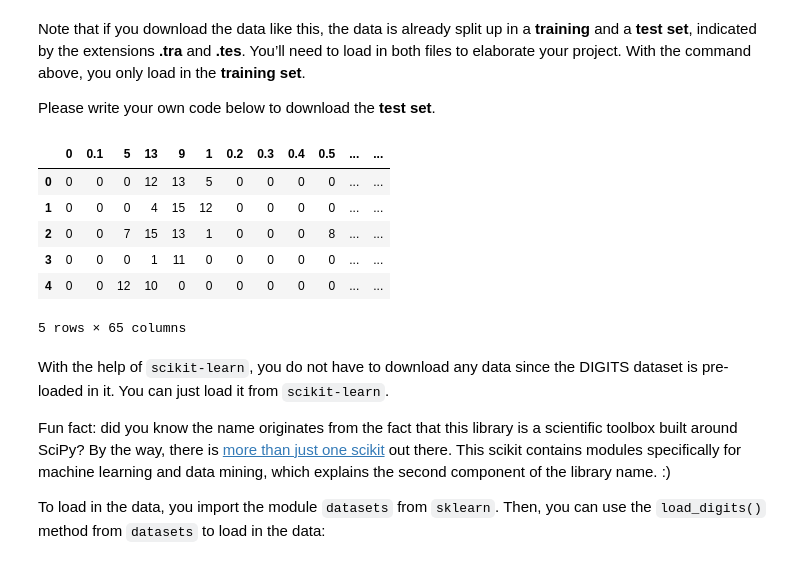
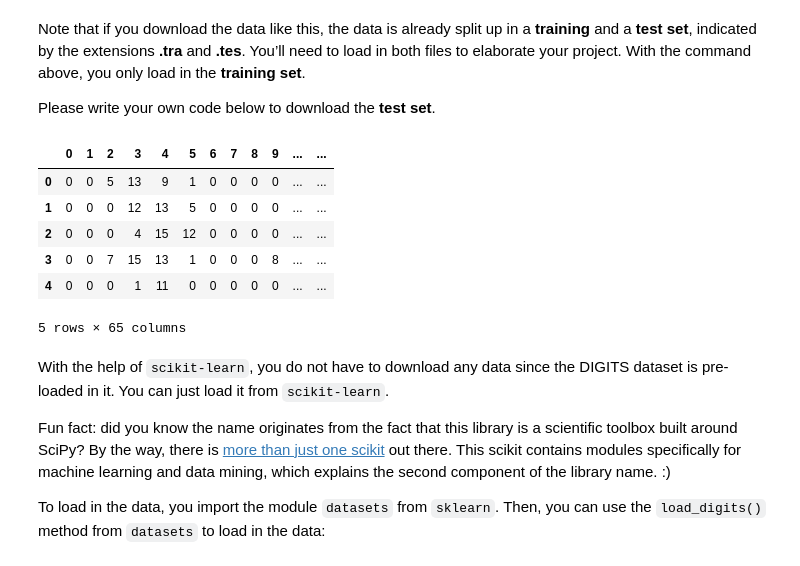
Before and after one commit to BA545-SP2019/ba545-week3-dsacco0317, a Jupyter notebook: Mini_project_2_MNIST_analysis_pt1.ipynb, the cells around one changed output. Cells and saved outputs as stored; diff of their text form; code cells hidden in the pictures.

```diff
--- a/Mini_project_2_MNIST_analysis_pt1.ipynb
+++ b/Mini_project_2_MNIST_analysis_pt1.ipynb
@@ -56,17 +56,17 @@ Please write your own code below to download the __test set__.
 # %%
 # test set URL: http://archive.ics.uci.edu/ml/machine-learning-databases/optdigits/optdigits.tes
 # use `read_csv()` again, and name the dataframe as `digits_test`
-digits_test = pd.read_csv("http://archive.ics.uci.edu/ml/machine-learning-databases/optdigits/optdigits.tes")
+digits_test = pd.read_csv("http://archive.ics.uci.edu/ml/machine-learning-databases/optdigits/optdigits.tes", header=None)
 
 # you can check the first 5 rows of `digit_test` to make sure you have downloaded in correctly
 digits_test.head()
 # %% [output]
-|  | 0 | 0.1 | 5 | 13 | 9 | 1 | 0.2 | 0.3 | 0.4 | 0.5 | ... | ... |
-| 0 | 0 | 0 | 0 | 12 | 13 | 5 | 0 | 0 | 0 | 0 | ... | ... |
-| 1 | 0 | 0 | 0 | 4 | 15 | 12 | 0 | 0 | 0 | 0 | ... | ... |
-| 2 | 0 | 0 | 7 | 15 | 13 | 1 | 0 | 0 | 0 | 8 | ... | ... |
-| 3 | 0 | 0 | 0 | 1 | 11 | 0 | 0 | 0 | 0 | 0 | ... | ... |
-| 4 | 0 | 0 | 12 | 10 | 0 | 0 | 0 | 0 | 0 | 0 | ... | ... |
+|  | 0 | 1 | 2 | 3 | 4 | 5 | 6 | 7 | 8 | 9 | ... | ... |
+| 0 | 0 | 0 | 5 | 13 | 9 | 1 | 0 | 0 | 0 | 0 | ... | ... |
+| 1 | 0 | 0 | 0 | 12 | 13 | 5 | 0 | 0 | 0 | 0 | ... | ... |
+| 2 | 0 | 0 | 0 | 4 | 15 | 12 | 0 | 0 | 0 | 0 | ... | ... |
+| 3 | 0 | 0 | 7 | 15 | 13 | 1 | 0 | 0 | 0 | 8 | ... | ... |
+| 4 | 0 | 0 | 0 | 1 | 11 | 0 | 0 | 0 | 0 | 0 | ... | ... |
 5 rows × 65 columns
 # %% [markdown]
 With the help of `scikit-learn`, you do not have to download any data since the DIGITS dataset is pre-loaded in it. You can just load it from `scikit-learn`.
```
